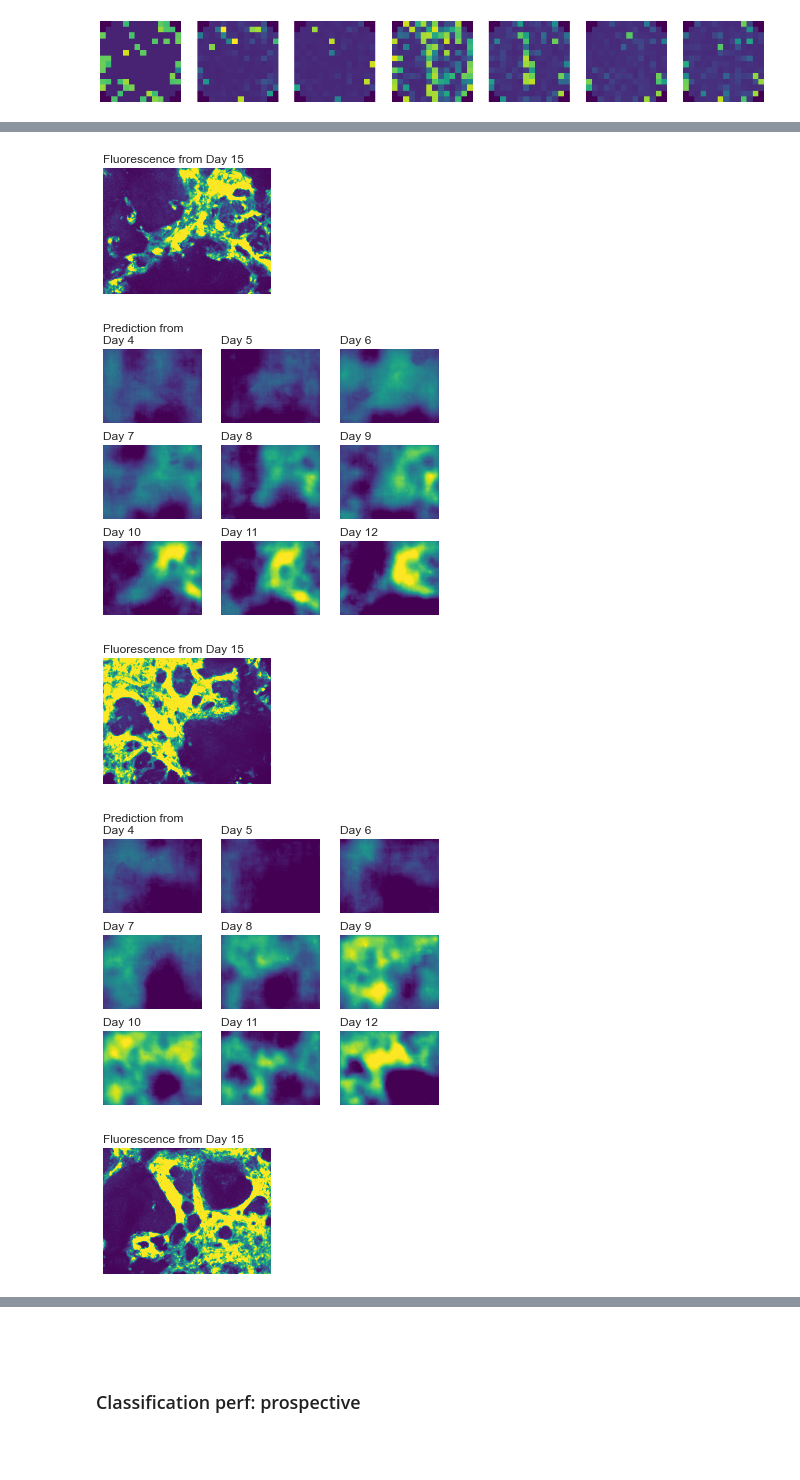
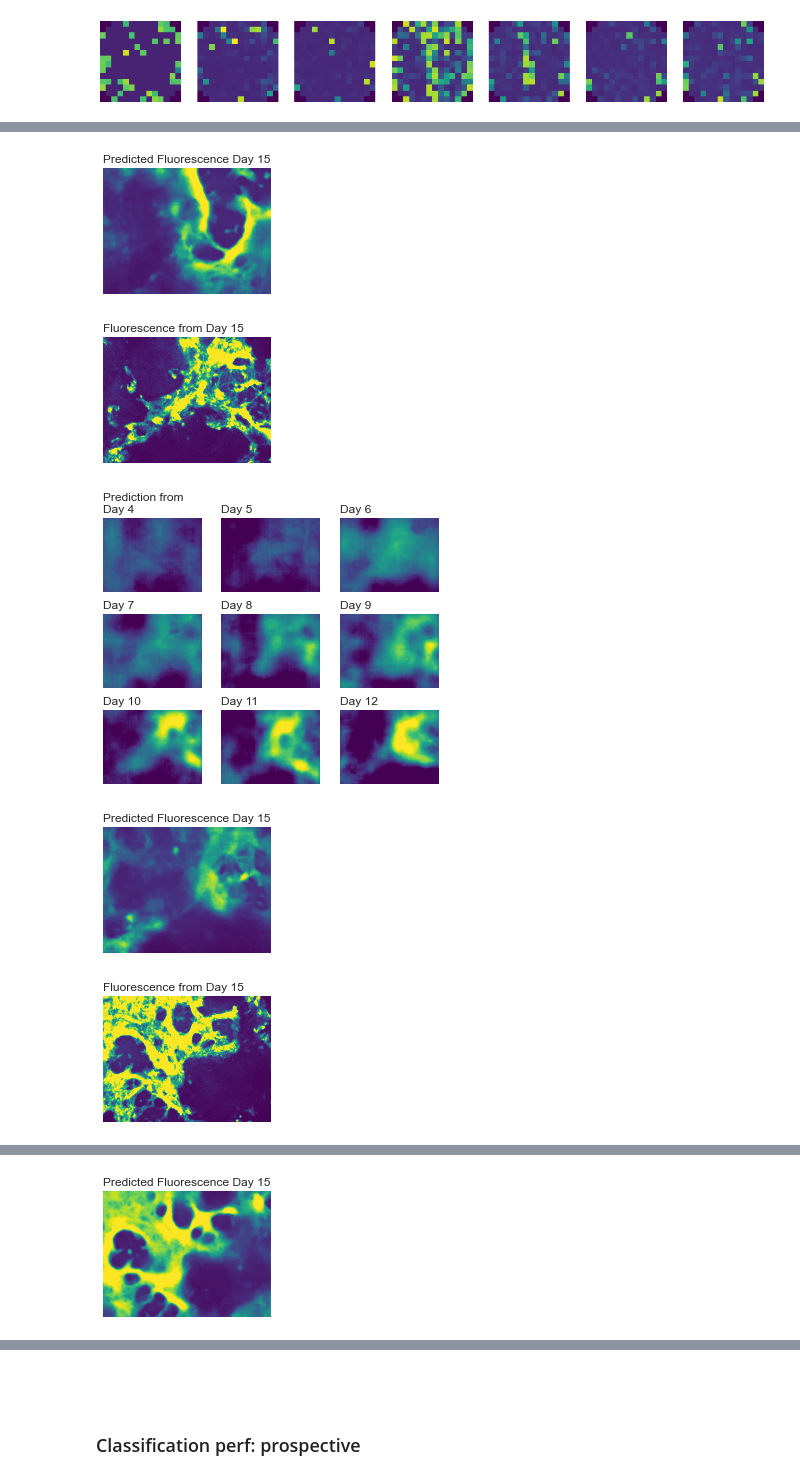
Before and after one commit to miaecle/DiffPred, a Jupyter notebook: metric_breakdown_test.ipynb, the cells around one changed output, grey strips where cells are left out. Saved outputs shown, nothing was run; the diff lists cells and outputs as text; code cells hidden in the pictures; blank space fills up the shorter version.

Commit message:
update plotting notebooks

```diff
--- a/metric_breakdown_test.ipynb
+++ b/metric_breakdown_test.ipynb
@@ -299,19 +299,35 @@ for line, line_path in line_paths.items():
                                                 exclude_ambiguous=False,
                                                 pred_cutoff=pred_cutoff,
                                                 label_cutoff=0.5,
-                                                start=4,
+                                                start=1,
                                                 end=10)
     roc_auc_curves[line] = auc_curve
     pred_val_dfs[line] = pred_val_df
 
 plt.clf()
 plt.figure(figsize=(3, 2.5))
-plot_roc_auc_curves(roc_auc_curves, plot_median=False, markersize=4, linewidth=0.5, capsize=1.0)
-plt.ylim(0.4, 1.0)
+day4_roc_auc_curves = {k: {_k: _v for _k, _v in v.items() if _k >= 4} for k, v in roc_auc_curves.items()}
+plot_roc_auc_curves(day4_roc_auc_curves, plot_median=False, markersize=4, linewidth=0.8, capsize=1.0)
+for line, curve in roc_auc_curves.items():
+    x = [_x for _x in sorted(curve.keys()) if _x <= 4]
+    y = [curve[_x][3] for _x in x]
+    yerr = [curve[_x][4][1] for _x in x] if len(curve[x[0]] ) >4 else None
+    plt.errorbar(x,
+                 y,
+                 yerr=yerr,
+                 fmt='--',
+                 marker='o',
+                 color=color_mapping[line],
+                 mfc='none',
+                 mec=color_mapping[line],
+                 markersize=4,
+                 linewidth=1.0,
+                 capsize=2.0)
+plt.ylim(0.35, 1.0)
 plt.yticks([0.4, 0.5, 0.6, 0.7, 0.8, 0.9, 1.0])
-plt.xlim(3.6, 10.4)
-plt.xticks([4, 5, 6, 7, 8, 9, 10])
+plt.xlim(0.6, 10.4)
+plt.xticks([1, 2, 3, 4, 5, 6, 7, 8, 9, 10])
 plt.legend(loc='lower right')
-plt.savefig('figs/fig-1d.png', dpi=300, bbox_inches='tight')
+plt.savefig('figs/fig-1d.pdf', bbox_inches='tight')
 # %% [output]
 Validation: 3R
@@ -402,37 +418,43 @@ for well in ['A1', 'A2', 'A3', 'B1', 'B2', 'B3']:
 #     seg_p = pickle.load(open(f, 'rb'))
 #     for sp, n in zip(seg_p['seg_preds'], seg_p['pred_names']):
 #         well = get_identifier(n)[-2:]
 #         d = int(get_identifier(n)[2])
 #         if well in output:
 #             output[well][d] = sp
 ###
 
 output = pickle.load(open('VALIDATION/line1_3R/ex15_full/cla_seg-pred_samples.pkl', 'rb'))
 sample_ws = [('A3', '136'), ('A3', '80'), ('A2', '24'), ('A2', '61')]
 
 for sample_w in sample_ws:
     y = output[sample_w]['label']
     y = y[..., 3] * 3 + y[..., 2] * 2 + y[..., 1]
 
     plt.figure(figsize=(3, 2.5))
     plt.title('Fluorescence from Day 15', loc='left')
     plt.imshow(y, vmin=0., vmax=2.5, cmap='viridis')
     plt.axis('off')
-    plt.savefig('figs/supp-fig-2c-up-%s.png' % str(sample_w), dpi=300)
+    plt.savefig('figs/fig-1b-up-%s.pdf' % str(sample_w), bbox_inches='tight')
 
     plt.figure(figsize=(6, 5))
     for d in np.arange(4, 13):
         plt.subplot(3, 3, d-3)
         plt.imshow(output[sample_w][d], vmin=0.5, vmax=2.25, cmap='viridis')
         title = 'Day %d' % d if d > 4 else 'Prediction from\nDay %d' % d
         plt.title(title, ha='left', loc='left')
         plt.axis('off')
-    plt.savefig('figs/supp-fig-2c-down-%s.png' % str(sample_w), dpi=300)
+    plt.savefig('figs/fig-1b-down-%s.pdf' % str(sample_w), bbox_inches='tight')
+
+    plt.figure(figsize=(3, 2.5))
+    plt.title('Predicted Fluorescence Day 15', loc='left')
+    plt.imshow(output[sample_w][15], vmin=0., vmax=2.25, cmap='viridis')
+    plt.axis('off')
+    plt.savefig('figs/fig-1b-down15-%s.pdf' % str(sample_w), bbox_inches='tight')
 # %% [output]
 [figure]
 [figure]
-[figure, old version]
+[figure, new version]
-[figure, old version]
+[figure, new version]
-[figure, old version]
+[figure, new version]
-[figure, old version]
+[figure, new version]
-[figure, old version]
+[figure, new version]
@@ -439,0 +462 @@ for sample_w in sample_ws:
+[figure, added]
```
Also changed, not shown: parts of 7 cells of this notebook, 1 other file.
